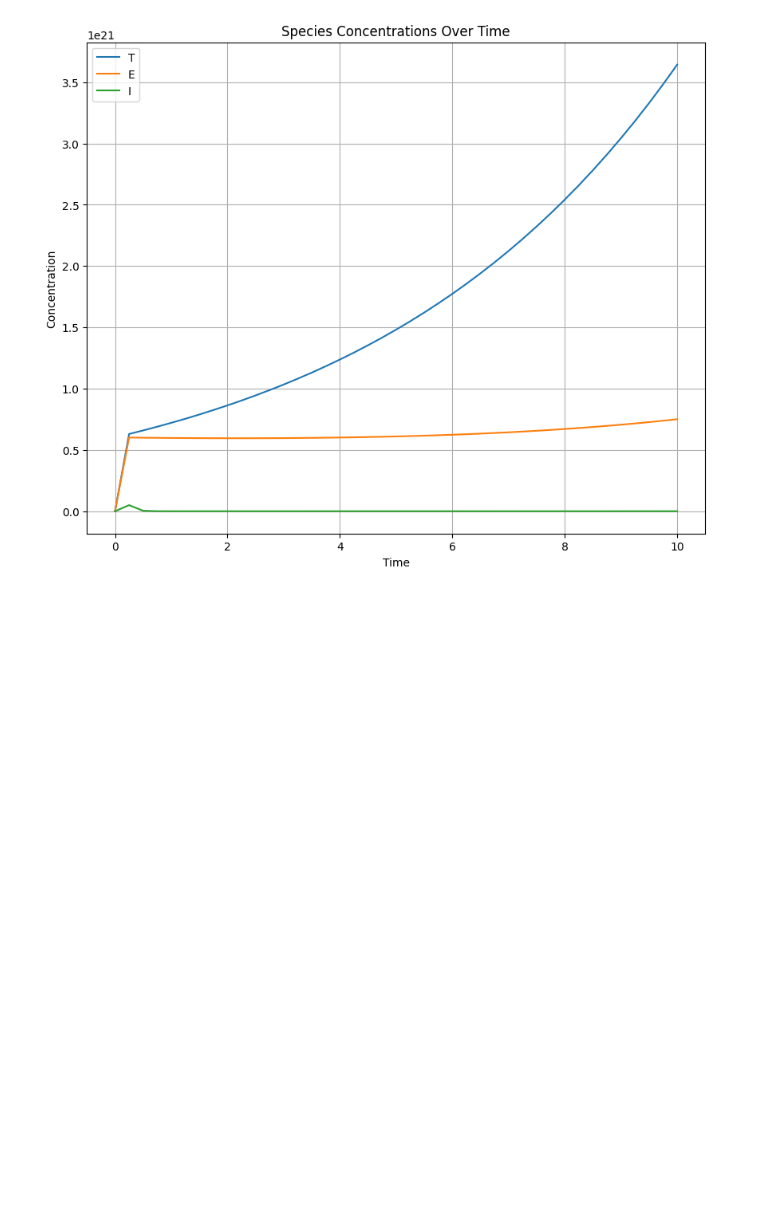
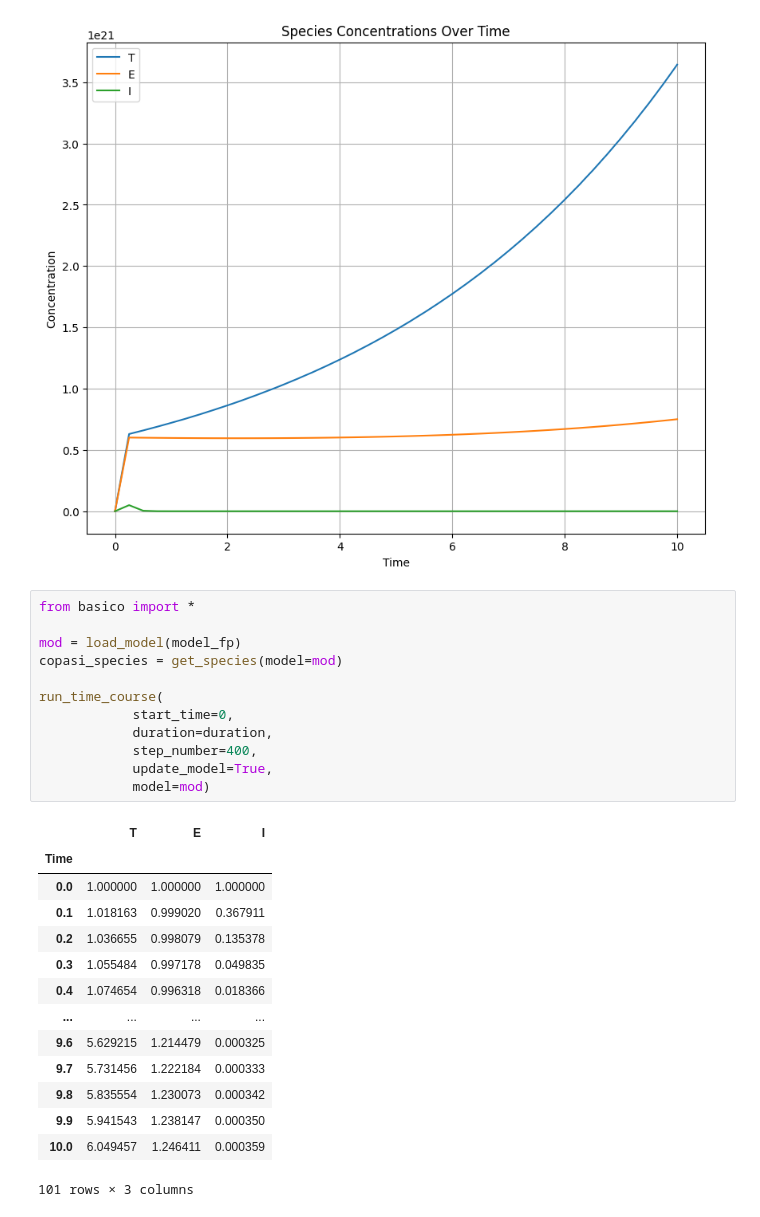
Before and after one commit to vivarium-collective/biosimulator-processes, a Jupyter notebook: demos/ode_process_demo.ipynb, the cells around one changed output. Cells and saved outputs as stored; diff of their text form; blank space fills up the shorter version.

```diff
--- a/demos/ode_process_demo.ipynb
+++ b/demos/ode_process_demo.ipynb
@@ -51,3 +55,30 @@ from biosimulator_processes.instance import plot_ode_output_data
 plot_ode_output_data(data)
 # %% [output]
 [figure]
+# %%
+from basico import *
+
+mod = load_model(model_fp)
+copasi_species = get_species(model=mod)
+
+run_time_course(
+            start_time=0,
+            duration=duration,
+            step_number=400,
+            update_model=True,
+            model=mod)
+# %% [output]
+|  | T | E | I |
+| Time |  |  |  |
+| 0.0 | 1.000000 | 1.000000 | 1.000000 |
+| 0.1 | 1.018163 | 0.999020 | 0.367911 |
+| 0.2 | 1.036655 | 0.998079 | 0.135378 |
+| 0.3 | 1.055484 | 0.997178 | 0.049835 |
+| 0.4 | 1.074654 | 0.996318 | 0.018366 |
+| ... | ... | ... | ... |
+| 9.6 | 5.629215 | 1.214479 | 0.000325 |
+| 9.7 | 5.731456 | 1.222184 | 0.000333 |
+| 9.8 | 5.835554 | 1.230073 | 0.000342 |
+| 9.9 | 5.941543 | 1.238147 | 0.000350 |
+| 10.0 | 6.049457 | 1.246411 | 0.000359 |
+101 rows × 3 columns
```
Also changed, not shown: parts of 9 cells of this notebook, 2 other files.
